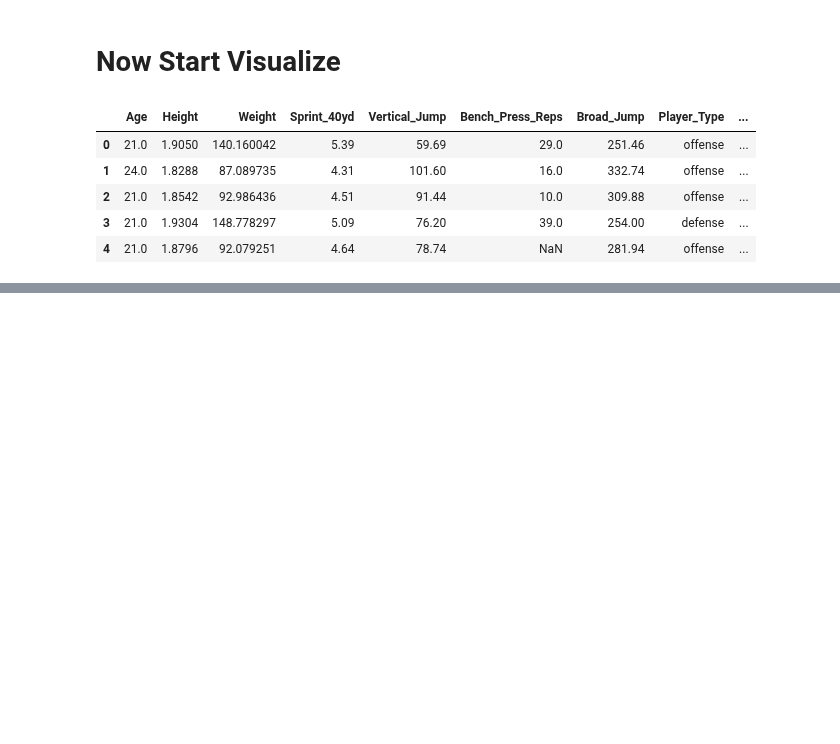
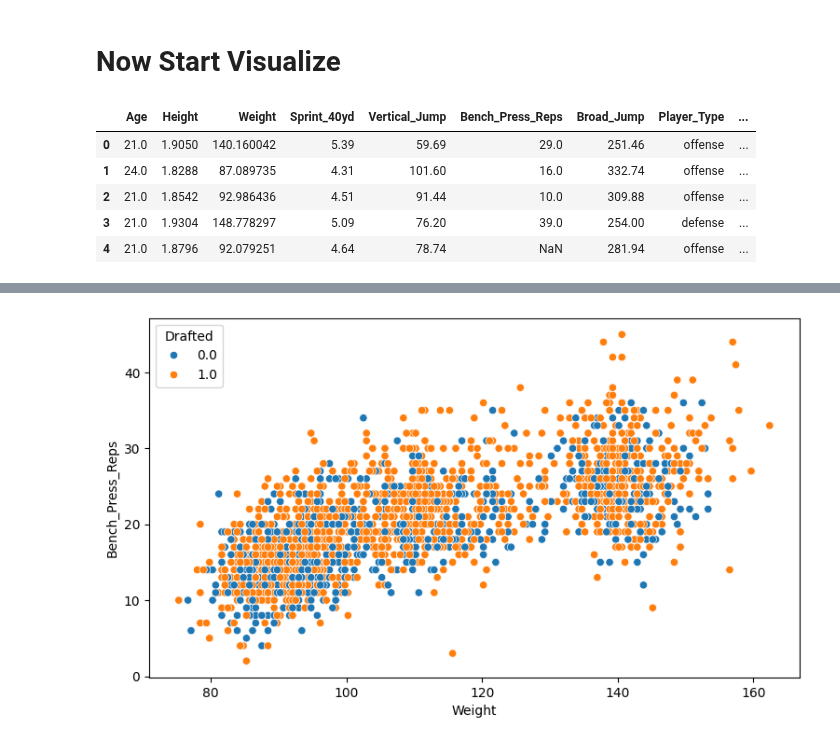
Before and after one commit to SalemElbermawy/comp_gci, a Jupyter notebook: gci_comp.ipynb, the cells around one changed output, grey strips where cells are left out. Cells and saved outputs as stored; diff of their text form; code cells hidden in the pictures; blank space fills up the shorter version.

```diff
--- a/gci_comp.ipynb
+++ b/gci_comp.ipynb
@@ -349,0 +369,7 @@ data_no_corr.head()
+# %%
+plt.figure(figsize=(9,5))
+sns.scatterplot(data=data_no_corr,y="Bench_Press_Reps",x="Weight",hue="Drafted")
+plt.show()
+# as shown here there are high relation between weight and the height
+# %% [output]
+[figure, added]
```
Also changed, not shown: parts of 13 cells of this notebook, 1 other file.
